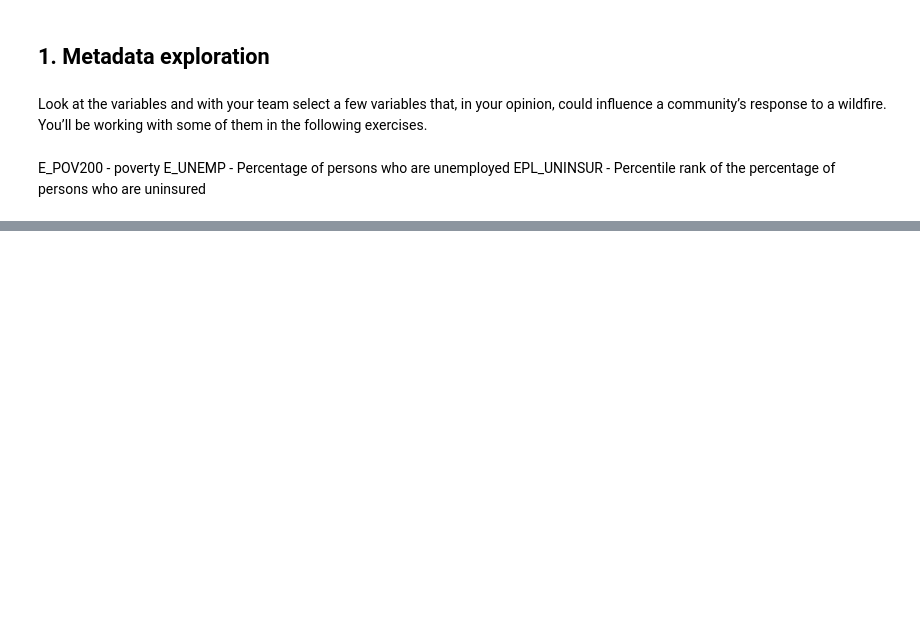
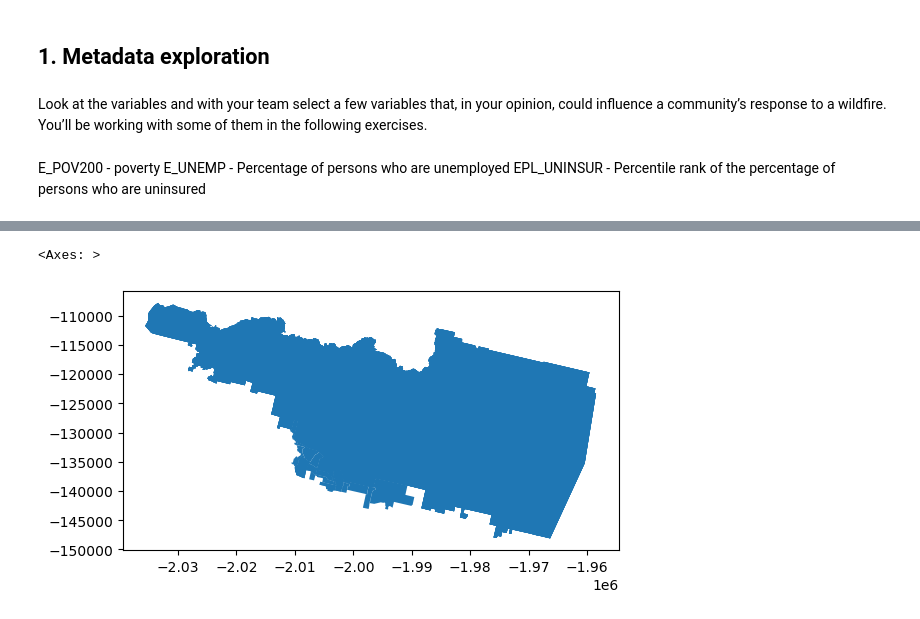
Before and after one commit to austinmartinez12/eds220-2025-sections, a Jupyter notebook: Untitled.ipynb, the cells around one changed output, grey strips where cells are left out. Drawn from its saved outputs; the diff is of its cells as text; code cells hidden in the pictures; blank space fills up the shorter version.

```diff
--- a/Untitled.ipynb
+++ b/Untitled.ipynb
@@ -40,0 +92,7 @@ print(EJI.shape, "\n")
+# %%
+EE_data = gpd.sjoin(EJI, Eaton)
+# %%
+EE_data.plot()
+# %% [output]
+<Axes: >
+[figure, added]
```
Also changed, not shown: parts of 20 cells of this notebook.
